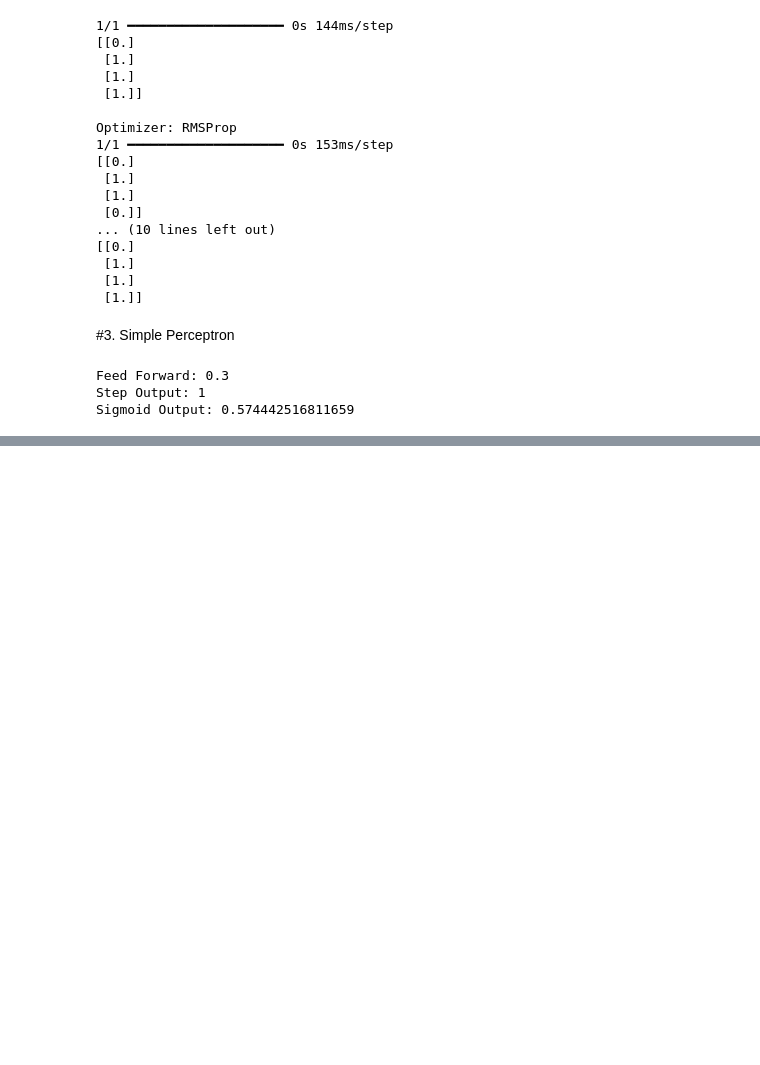
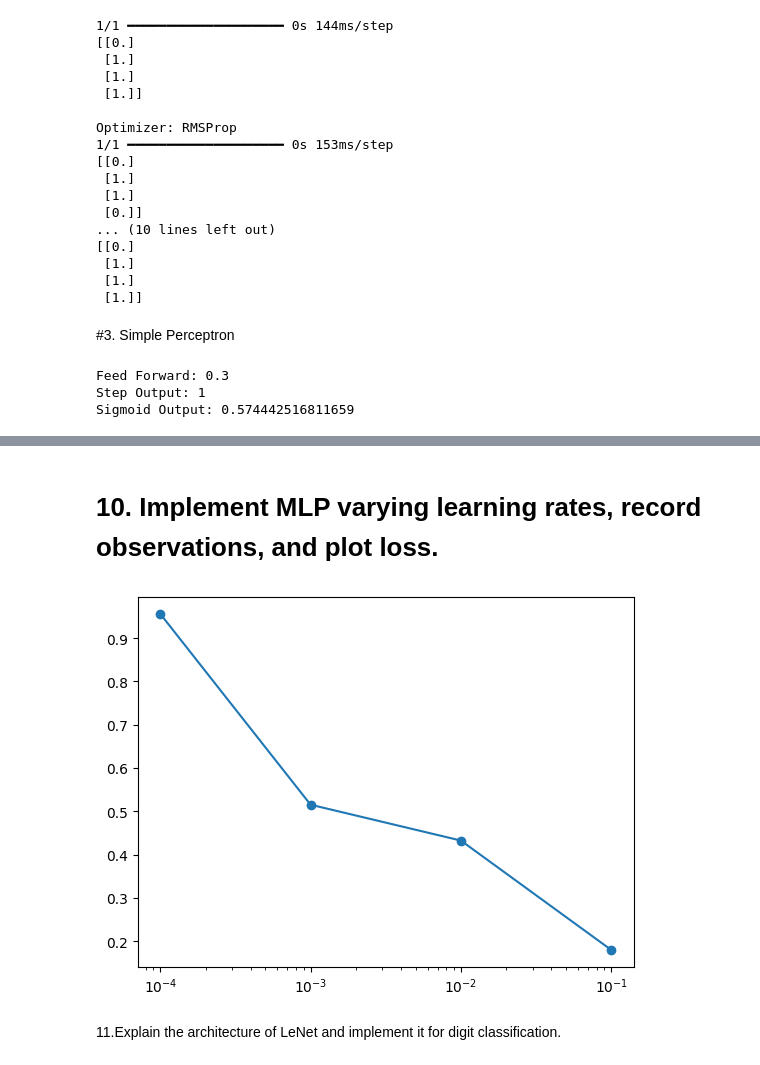
Before and after one commit to KeerthanaSistla/Sem6DeepLearning, a Jupyter notebook: DLExternal.ipynb, the cells around one changed output, grey strips where cells are left out. Saved outputs shown, nothing was run; the diff lists cells and outputs as text; code cells hidden in the pictures; blank space fills up the shorter version.

```diff
--- a/DLExternal.ipynb
+++ b/DLExternal.ipynb
@@ -220,0 +610,24 @@ Sigmoid Output: 0.574442516811659
+# %% [markdown]
+# 10. Implement MLP varying learning rates, record observations, and plot loss.
+# %%
+import matplotlib.pyplot as plt
+from sklearn.neural_network import MLPClassifier
+from sklearn.datasets import make_classification
+from sklearn.metrics import log_loss
+
+X, y = make_classification(n_samples=200, n_features=5)
+lrs = [0.0001, 0.001, 0.01, 0.1]
+losses = []
+
+for lr in lrs:
+    model = MLPClassifier(hidden_layer_sizes=(5,), learning_rate_init=lr, max_iter=20)
+    model.fit(X, y)
+    losses.append(log_loss(y, model.predict_proba(X)))
+
+plt.plot(lrs, losses, marker='o')
+plt.xscale('log')
+plt.show()
+# %% [output]
+[figure, added]
+# %% [markdown]
+11.Explain the architecture of LeNet and implement it for digit classification.
```
Also changed, not shown: parts of 34 cells of this notebook.
